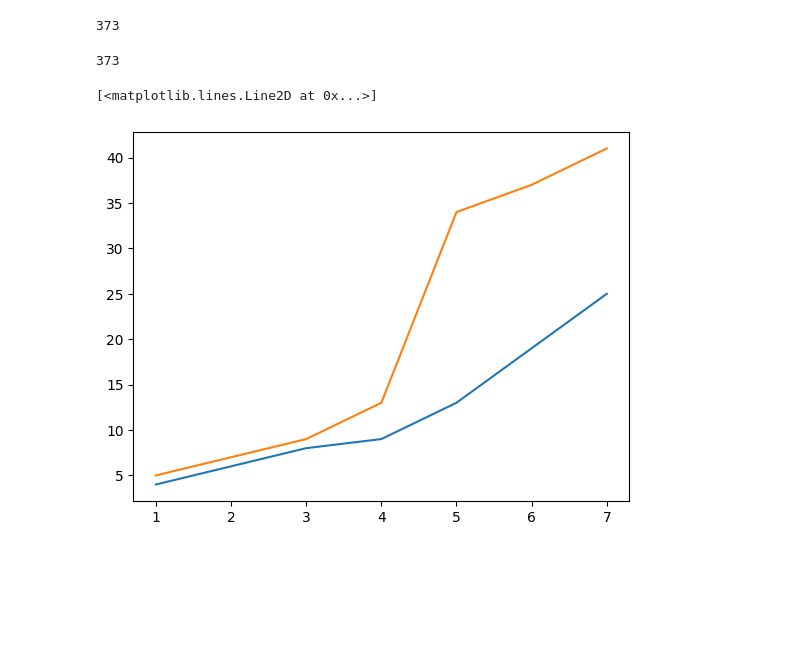
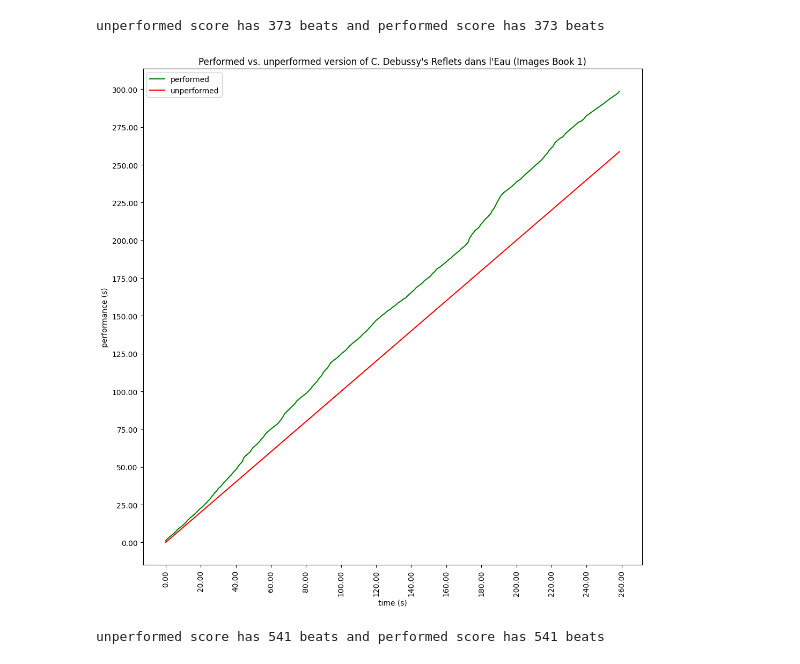
Before and after one commit to jgeaso1266/dm-group5-project1, a Jupyter notebook: curve.ipynb, the cells around one changed output. Drawn from its saved outputs; the diff is of its cells as text; code cells hidden in the pictures; blank space fills up the shorter version.

```diff
--- a/curve.ipynb
+++ b/curve.ipynb
@@ -1,36 +1,67 @@
 # %%
-file_path = "scores/midi_score_annotations.txt"
+file_path_unperformed = "scores/midi_score_annotations.txt"
 unperformed = []
 
-with open(file_path, 'r') as file:
+with open(file_path_unperformed, 'r') as file:
     for line in file:
         columns = line.strip().split('\t')
         # Append the parts to the data list
         unperformed.append(float(columns[0]))
 
-print(len(unperformed))
+file_path_performed = "scores/ParkJH13M_annotations.txt"
+performed = []
+
+with open(file_path_performed, 'r') as file:
+    for line in file:
+        columns = line.strip().split('\t')
+        # Append the parts to the data list
+        performed.append(float(columns[0]))
+
+print("unperformed score has " + str(len(unperformed)) + " beats and performed score has " + str(len(performed)) + " beats")
 # %% [output]
-373
+unperformed score has 373 beats and performed score has 373 beats
+# %%
+import matplotlib.pyplot as plt
+from matplotlib.ticker import MaxNLocator
+from matplotlib.ticker import FormatStrFormatter
+
+fig, ax = plt.subplots(figsize=(12,12))
+plt.plot(unperformed, performed, 'g', label='performed')
+plt.plot(unperformed, unperformed, 'r', label='unperformed')
+maxBins = 15
+plt.gca().xaxis.set_major_locator(MaxNLocator(nbins=maxBins)) # nbins='auto' also possible
+plt.gca().yaxis.set_major_locator(MaxNLocator(nbins=maxBins))
+plt.xticks(rotation=90)
+ax.yaxis.set_major_formatter(FormatStrFormatter('%.2f'))
+ax.xaxis.set_major_formatter(FormatStrFormatter('%.2f'))
+max_value = max(performed[-1], unperformed[-1])
+plt.xlabel('time (s)')
+plt.ylabel('performance (s)')
+plt.legend()
+plt.title("Performed vs. unperformed version of C. Debussy's Reflets dans l'Eau (Images Book 1)")
+plt.show()
+# %% [output]
+[figure, added]
 # %%
-file_path = "scores/ParkJH13M_annotations.txt"
+file_path_unperformed_ex = "scores/chopin_midi_score_annotations.txt"
+unperformed = []
+
+with open(file_path_unperformed_ex, 'r') as file:
+    for line in file:
+        columns = line.strip().split('\t')
+        # Append the parts to the data list
+        unperformed.append(float(columns[0]))
+
+file_path_performed_ex = "scores/Chon08M_annotations.txt"
 performed = []
 
-with open(file_path, 'r') as file:
+with open(file_path_performed_ex, 'r') as file:
     for line in file:
         columns = line.strip().split('\t')
         # Append the parts to the data list
         performed.append(float(columns[0]))
 
-print(len(performed))
+print("unperformed score has " + str(len(unperformed)) + " beats and performed score has " + str(len(performed)) + " beats")
 # %% [output]
-373
+unperformed score has 541 beats and performed score has 541 beats
-# %%
-x = [1, 2, 3, 4, 5, 6, 7]
-y = [4, 6, 8, 9, 13, 19, 25]
-y2 = [5, 7, 9, 13, 34, 37, 41]
-plt.plot(x, y)
-plt.plot(x, y2)
-# %% [output]
-[<matplotlib.lines.Line2D at 0x...>]
-[figure, removed]
 # %%
```
Also changed, not shown: parts of 7 cells of this notebook.
